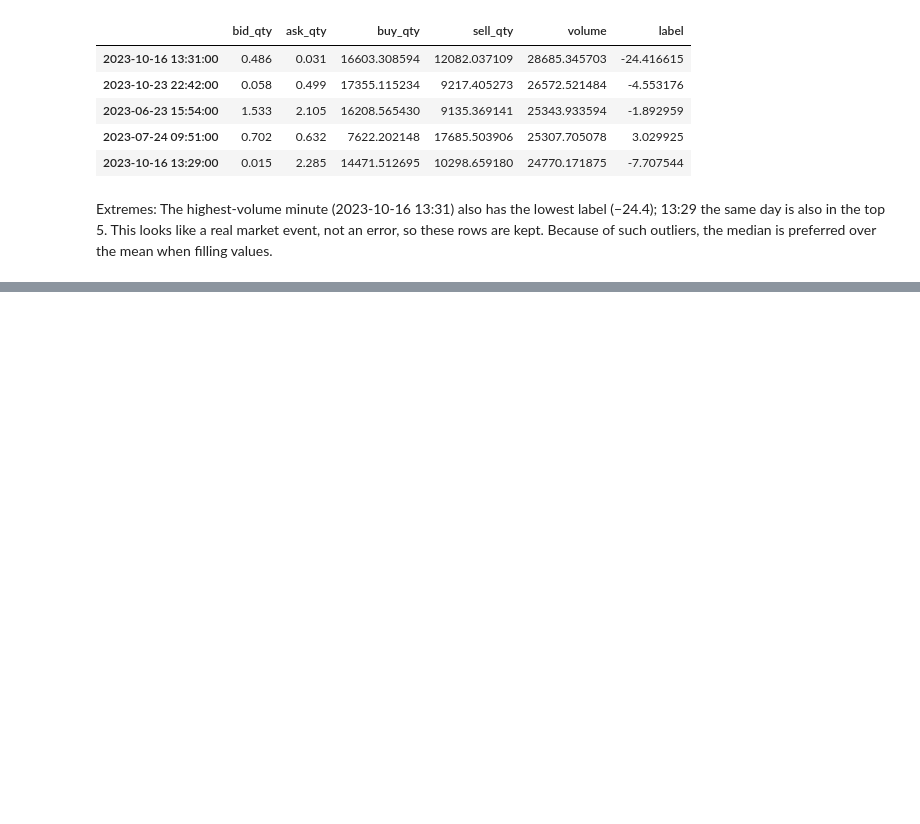
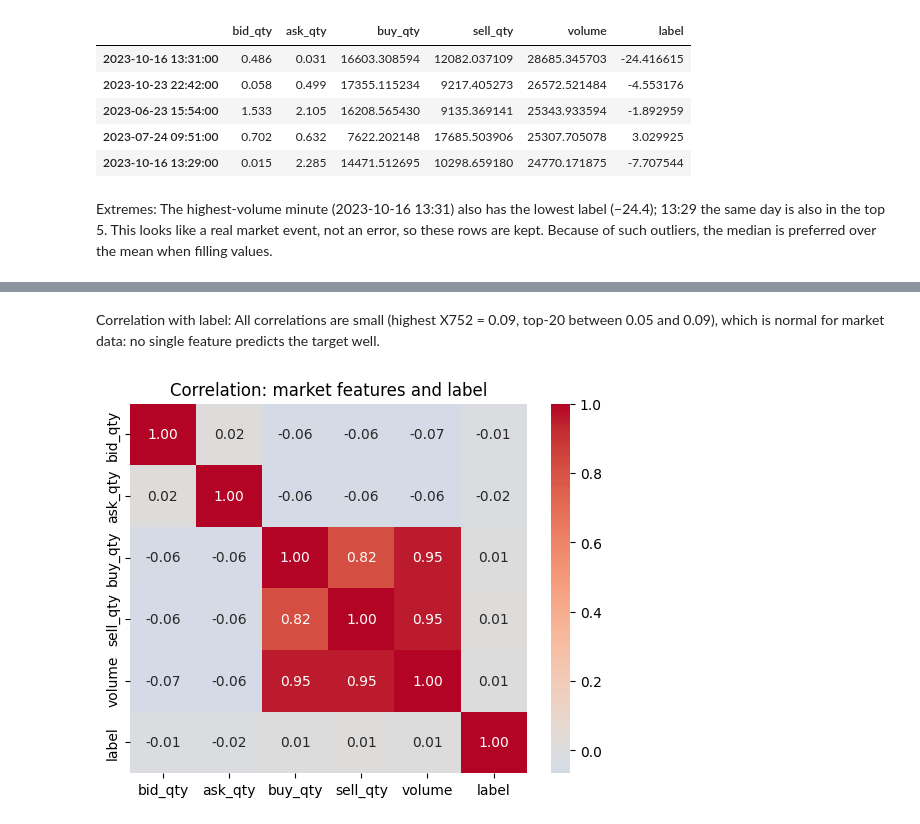
Before and after one commit to Mustafa-karcak/GROUP56_CENG313, a Jupyter notebook: assignment1_eda_baseline.ipynb, the cells around one changed output, grey strips where cells are left out. Cells and saved outputs as stored; diff of their text form; code cells hidden in the pictures; blank space fills up the shorter version.

```diff
--- a/assignment1_eda_baseline.ipynb
+++ b/assignment1_eda_baseline.ipynb
@@ -202,0 +230,8 @@ Extremes: The highest-volume minute (2023-10-16 13:31) also has the lowest label
+# %% [markdown]
+Correlation with label: All correlations are small (highest X752 = 0.09, top-20 between 0.05 and 0.09), which is normal for market data: no single feature predicts the target well.
+# %%
+sns.heatmap(train[mk + ['label']].corr(), annot=True, fmt='.2f', cmap='coolwarm', center=0)
+plt.title('Correlation: market features and label')
+plt.show()
+# %% [output]
+[figure, added]
```
Also changed, not shown: parts of 4 cells of this notebook.
